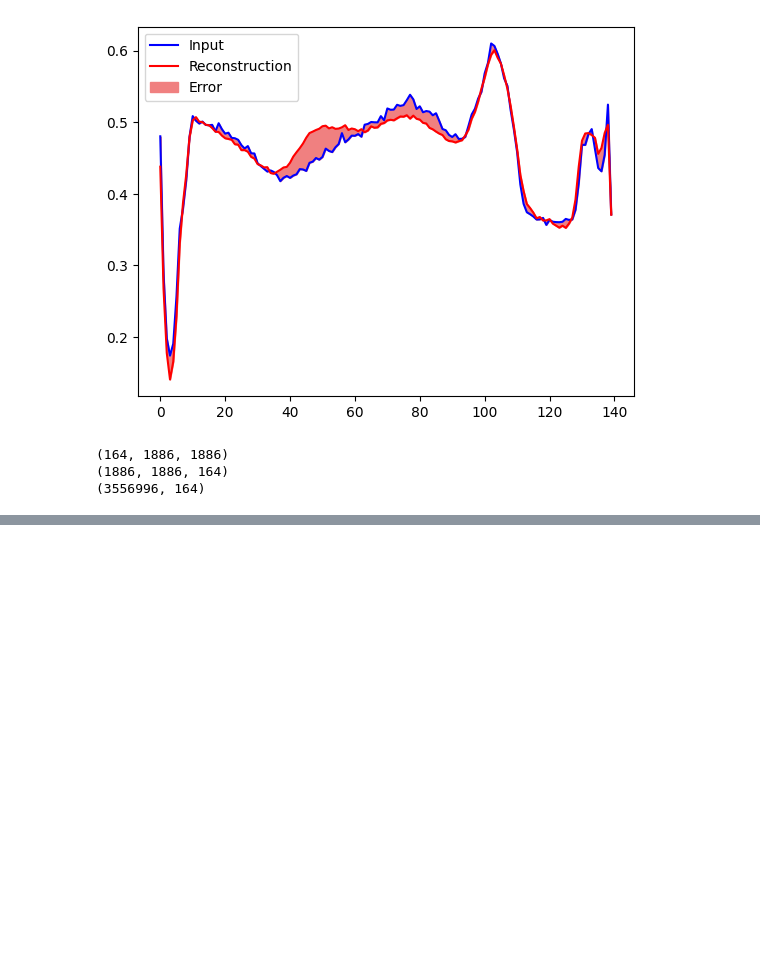
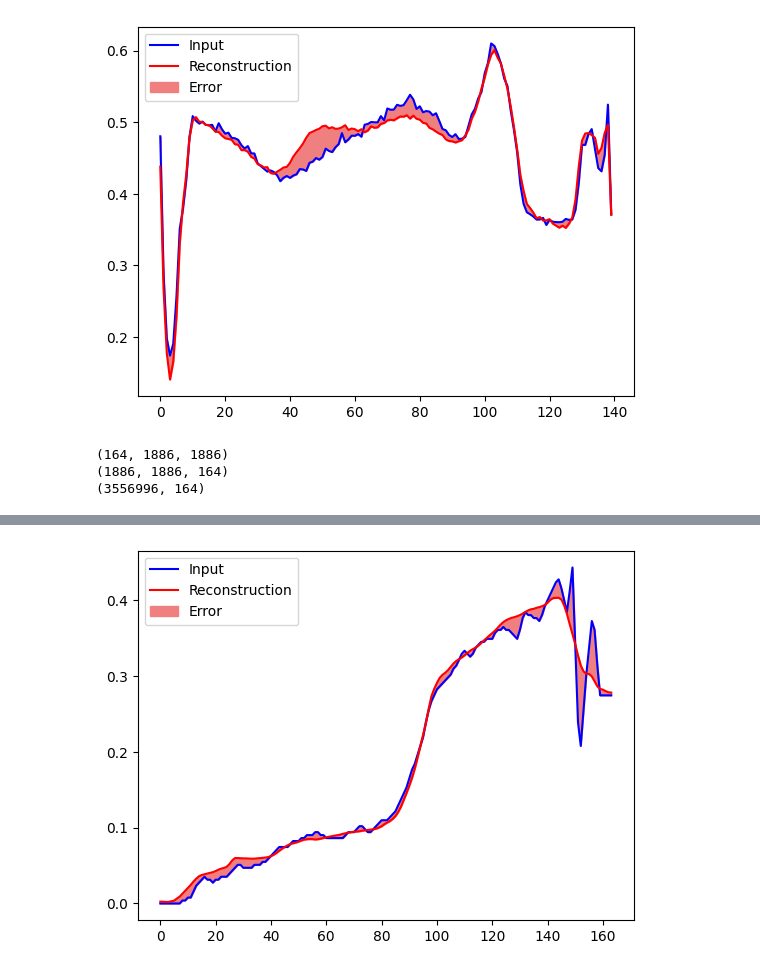
Before and after one commit to tamu-edu-students/HyperTools, a Jupyter notebook: examples/autoencoder.ipynb, the cells around one changed output, grey strips where cells are left out. Saved outputs shown, nothing was run; the diff lists cells and outputs as text; code cells hidden in the pictures; blank space fills up the shorter version.

```diff
--- a/examples/autoencoder.ipynb
+++ b/examples/autoencoder.ipynb
@@ -326,0 +474,22 @@ print(hyper_2d.shape)
+# %%
+spectral_test_data = spectral_test_data.to(device)
+
+encoded_data = spectral_model.encoder(spectral_test_data).detach().cpu().numpy()
+decoded_data = spectral_model.decoder(torch.from_numpy(encoded_data).to(device)).detach().cpu().numpy()
+
+# encoded_data = spectral_model.encoder(spectral_test_data).detach().numpy()
+# decoded_data = model.decoder(encoded_data).detach().numpy()
+# decoded_data = spectral_model.decoder(torch.from_numpy(encoded_data)).detach()
+# plt.plot(normal_test_data[0], 'b')
+
+spectral_test_data_np = spectral_test_data.cpu().numpy()
+
+plt.plot(spectral_test_data_np[0], 'b')
+
+
+plt.plot(decoded_data[0], 'r')
+plt.fill_between(np.arange(hyper_2d.shape[1]), decoded_data[0], spectral_test_data_np[0], color='lightcoral')
+plt.legend(labels=["Input", "Reconstruction", "Error"])
+plt.show()
+# %% [output]
+[figure, added]
```
Also changed, not shown: parts of 8 cells of this notebook.
